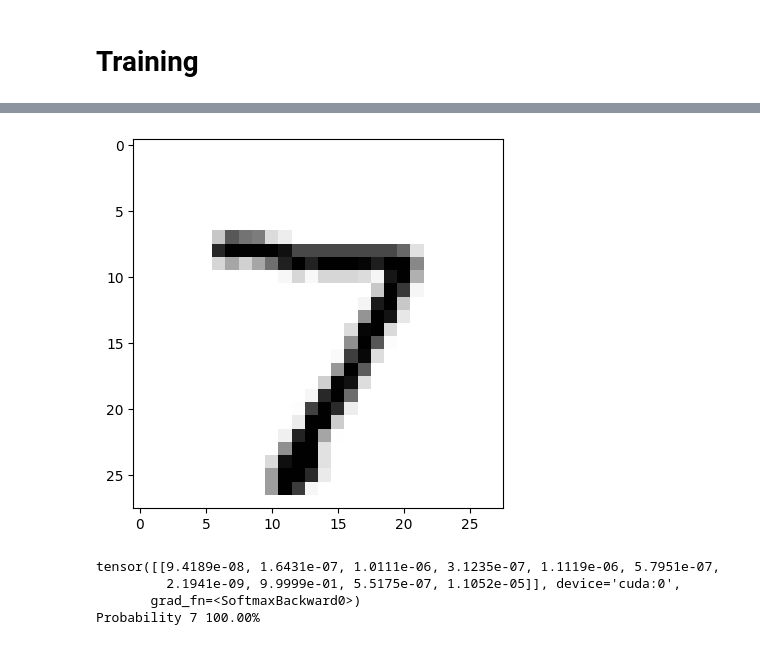
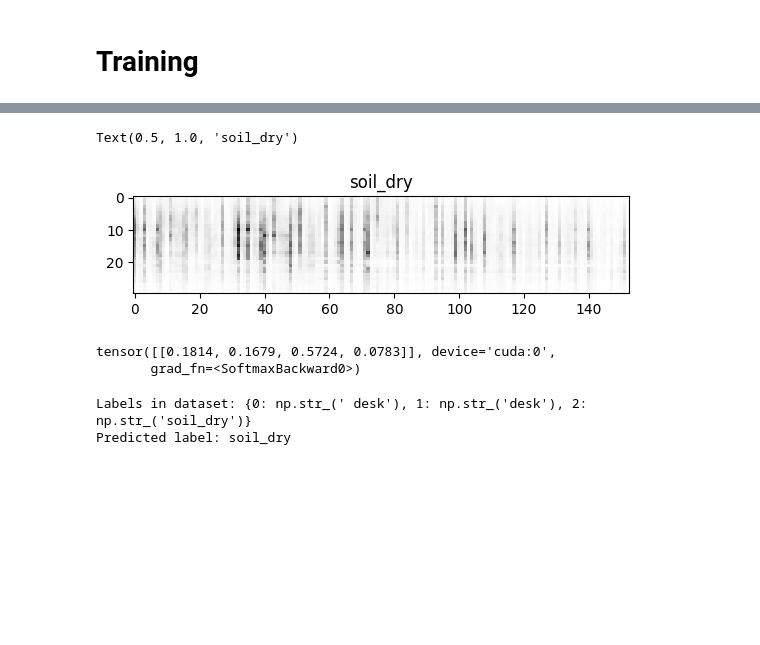
Before and after one commit to AndyMRoberts/walabot-imaging, a Jupyter notebook: my_code/classification/resnet18_spectrogram_classifier.ipynb, the cells around one changed output, grey strips where cells are left out. Drawn from its saved outputs; the diff is of its cells as text; code cells hidden in the pictures; blank space fills up the shorter version.

Commit message:
modified resnet18 model to take my custom data in 1 channel spectrogram form and predict class.

```diff
--- a/my_code/classification/resnet18_spectrogram_classifier.ipynb
+++ b/my_code/classification/resnet18_spectrogram_classifier.ipynb
@@ -43,3 +43,17 @@ CUDA available: True
 Number of GPUs: 1
 Current device: 0
 Device name: NVIDIA GeForce GTX 1660 Ti
+# %%
+# Note transforms.ToTensor() scales input images
+# to 0-1 range
+fft_data_all = np.load('data/andy_practice/fft_data.npy')
+fft_data_labels = np.load('data/andy_practice/labels.npy')
+
+# only keeps the relevant part of the FFT, note this may change based on the
+lower_freq_index = 115
+upper_freq_index = 145
+fft_data_clipped = np.transpose(fft_data_all[:,:,lower_freq_index:upper_freq_index])
+
+#load a single image as a sense check [x,y,n]
+fft_data_single = fft_data_clipped[:,:,0]
+plt.imshow(np.abs(fft_data_single), aspect='auto', cmap='viridis', origin='lower')
@@ -186,7 +222,7 @@ class ResNet(nn.Module):
         self.layer3 = self._make_layer(block, 256, layers[2], stride=2)
         self.layer4 = self._make_layer(block, 512, layers[3], stride=2)
         self.avgpool = nn.AvgPool2d(7, stride=1)
-        self.fc = nn.Linear(512 * block.expansion, num_classes)
+        self.fc = nn.Linear(2560 * block.expansion, num_classes)
 
         for m in self.modules():
             if isinstance(m, nn.Conv2d):
@@ -323,23 +350,32 @@ Test accuracy: 96.90%
 # %%
 for batch_idx, (features, targets) in enumerate(test_loader):
 
     features = features
     targets = targets
     break
 
 
 nhwc_img = np.transpose(features[0], axes=(1, 2, 0))
 nhw_img = np.squeeze(nhwc_img.numpy(), axis=2)
-plt.imshow(nhw_img, cmap='Greys');
+plt.imshow(nhw_img, cmap='Greys')
+label = full_dataset.idx2label[targets[0].item()]
+plt.title(label)
 # %% [output]
+Text(0.5, 1.0, 'soil_dry')
-[figure, old version]
+[figure, new version]
 # %%
 model.eval()
 logits, probas = model(features.to(device)[0, None])
 print(probas)
-print('Probability 7 %.2f%%' % (probas[0][7]*100))
 # %% [output]
-tensor([[9.4189e-08, 1.6431e-07, 1.0111e-06, 3.1235e-07, 1.1119e-06, 5.7951e-07,
-         2.1941e-09, 9.9999e-01, 5.5175e-07, 1.1052e-05]], device='cuda:0',
+tensor([[0.1814, 0.1679, 0.5724, 0.0783]], device='cuda:0',
        grad_fn=<SoftmaxBackward0>)
-Probability 7 100.00%
+# %%
+# For a given prediction index (assuming it comes from your model's output)
+print(f"Labels in dataset: {full_dataset.idx2label}")
+predicted_class = torch.argmax(probas, dim=1).item()
+predicted_label = full_dataset.idx2label[predicted_class]
+print(f'Predicted label: {predicted_label}')
+# %% [output]
+Labels in dataset: {0: np.str_(' desk'), 1: np.str_('desk'), 2: np.str_('soil_dry')}
+Predicted label: soil_dry
```
Also changed, not shown: parts of 6 cells of this notebook, 1 other file.
